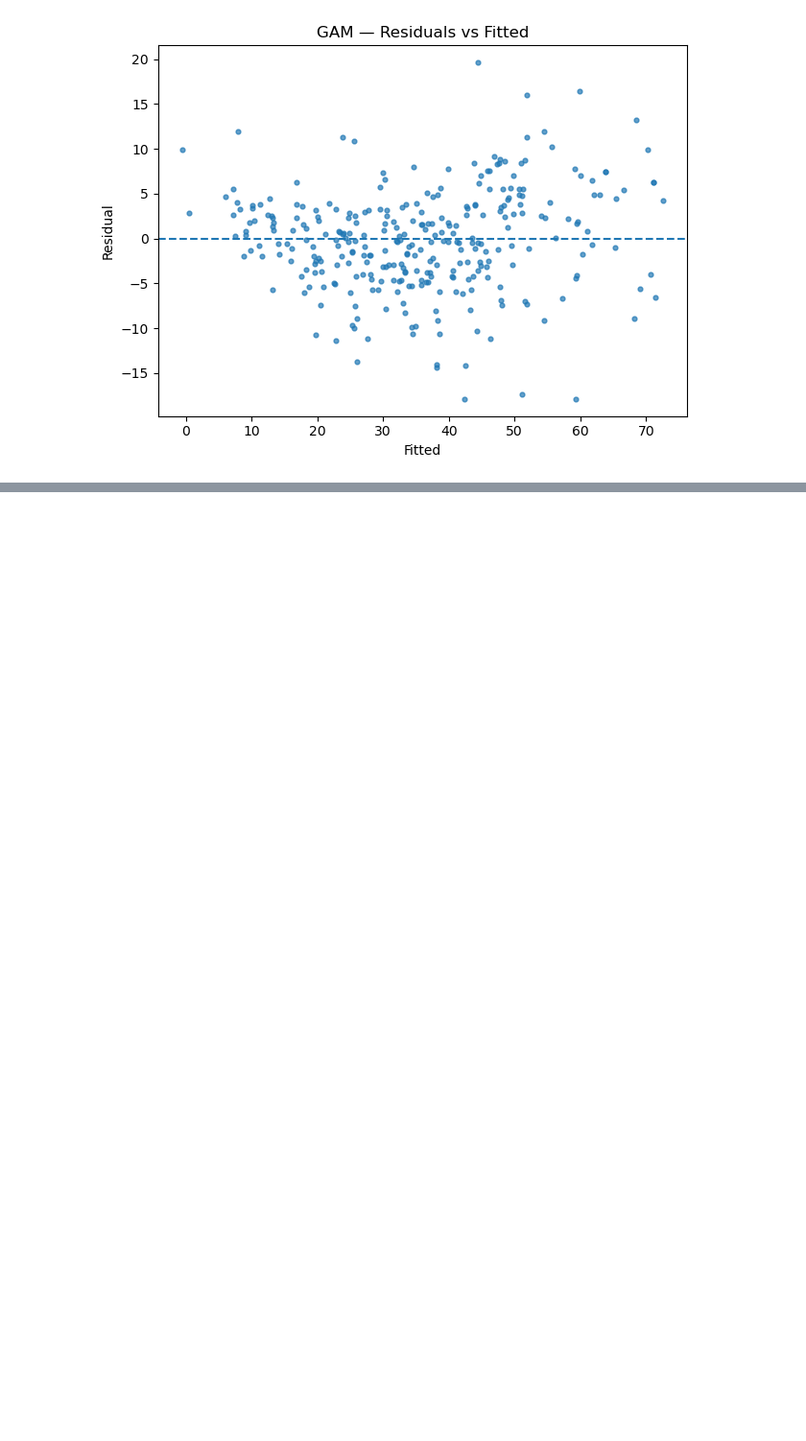
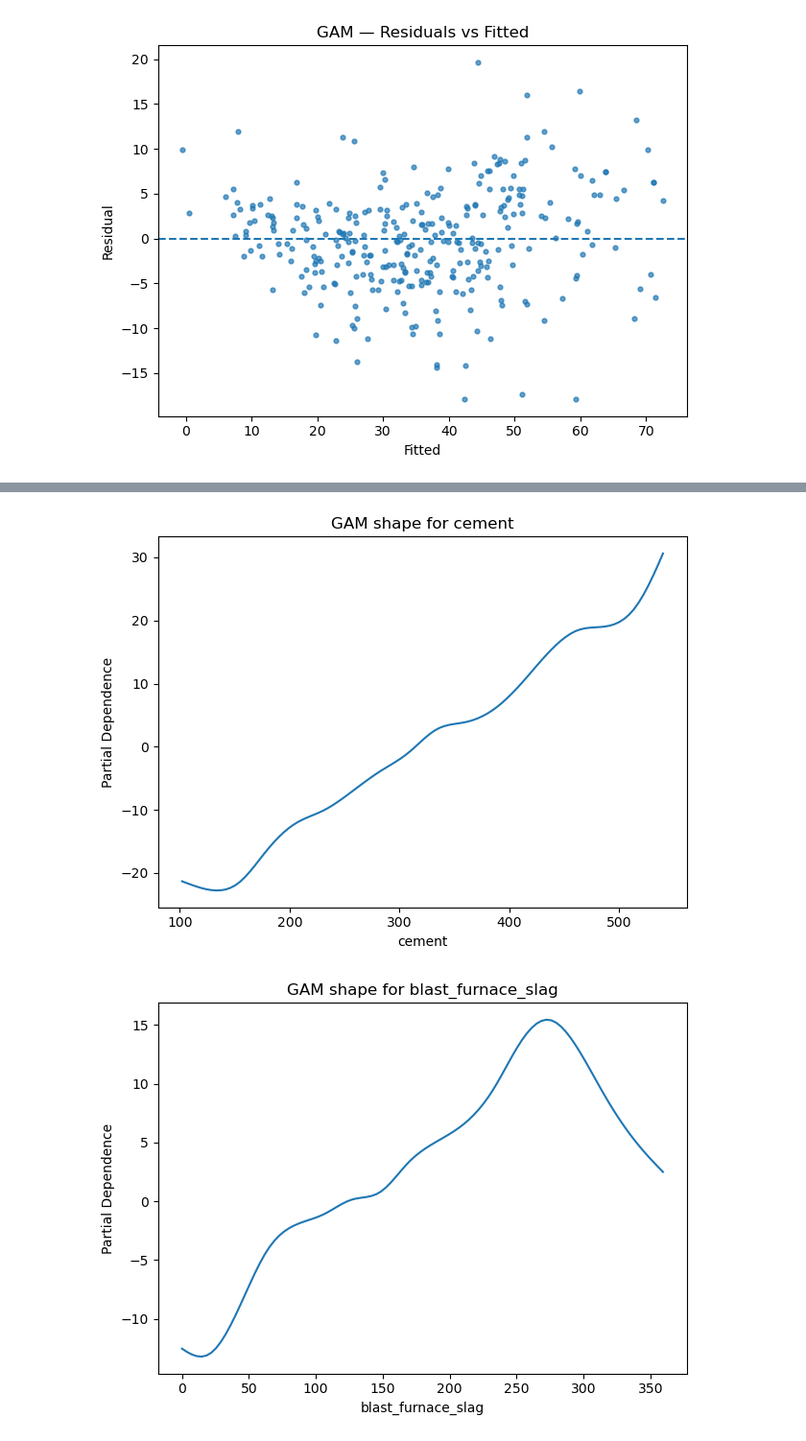
Before and after one commit to treyschulman/concrete_project, a Jupyter notebook: notebooks/04_smoothing_splines.ipynb, the cells around one changed output, grey strips where cells are left out. Shown at 96% size. Saved outputs shown, nothing was run; the diff lists cells and outputs as text; code cells hidden in the pictures; blank space fills up the shorter version.

```diff
--- a/notebooks/04_smoothing_splines.ipynb
+++ b/notebooks/04_smoothing_splines.ipynb
@@ -74,12 +74,3 @@ plot_residuals(y_test, y_pred_test, title='GAM — Residuals vs Fitted', save_pa
 # %% [output]
 [figure]
 [figure]
-# %%
-# Shape plots
-for i in range(n_features):
-    plt.figure()
-    XX = gam.generate_X_grid(term=i)
-    plt.plot(XX[:, i], gam.partial_dependence(term=i, X=XX))
-    plt.title(f'GAM shape for feature {i}')
-    plt.tight_layout()
-    plt.show()
@@ -94,0 +77,15 @@ for i in range(n_features):
+# %%
+feature_names = train_df.drop(columns=['concrete_compressive_strength']).columns
+
+for i, feature in enumerate(feature_names):
+    plt.figure()
+    XX = gam.generate_X_grid(term=i)
+    plt.plot(XX[:, i], gam.partial_dependence(term=i, X=XX))
+    plt.title(f'GAM shape for {feature}')
+    plt.xlabel(feature)
+    plt.ylabel('Partial Dependence')
+    plt.tight_layout()
+    plt.show()
+# %% [output]
+[figure, added]
+[figure, added]
```
Also changed, not shown: parts of 2 cells of this notebook, 14 other files.
